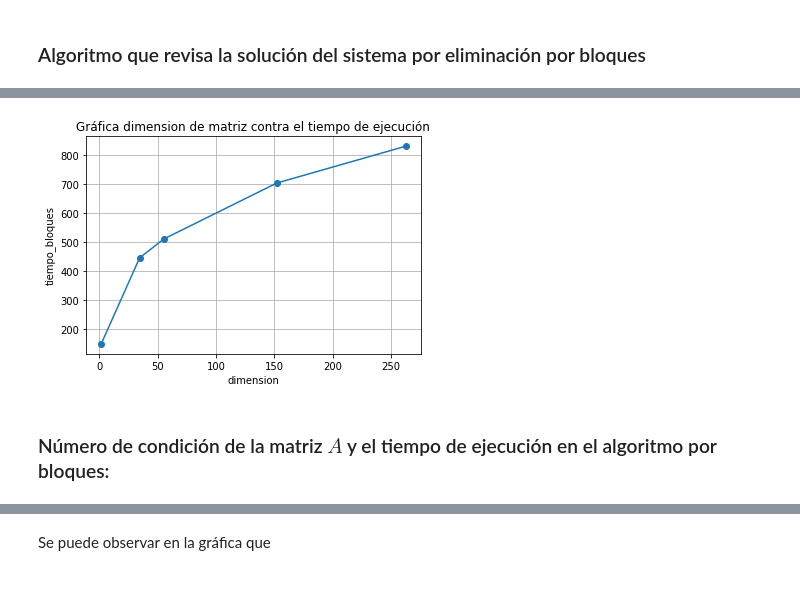
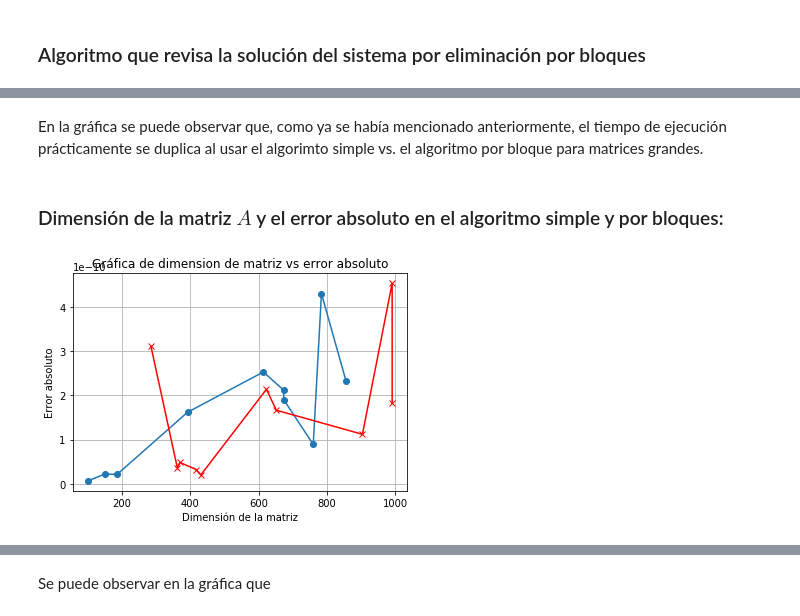
Before and after one commit to mno-2020-gh-classroom/ex-modulo-3-comp-matricial-plu-paola-md, a Jupyter notebook: results/reporte.ipynb, the cells around one changed output, grey strips where cells are left out. Saved outputs shown, nothing was run; the diff lists cells and outputs as text; code cells hidden in the pictures; blank space fills up the shorter version.

Commit message:
reporte: datos computadora, reescalar imagen, graficas

```diff
--- a/results/reporte.ipynb
+++ b/results/reporte.ipynb
@@ -366,0 +362,19 @@ tiempo=bloques['tiempo_bloques']
+# %%
+#Ordenamos los data frames por tamaño de la matriz y exatremos las variables a usar
+rev_x.sort_values(by=['dimension_A'],inplace=True)
+bloques.sort_values(by=['dimension_A'],inplace=True)
+dimension_simple = rev_x['dimension_A']
+tiempo_simple = rev_x['tiempo_x']
+dimension_bloques = bloques['dimension_A']
+tiempo_bloques = bloques['tiempo_bloques']
+# %%
+#Realizando la gráfica
+import matplotlib.pyplot as plt
+simple = plt.plot(dimension_simple,tiempo_simple,'o-', color='blue', label='Factorización simple')
+bloques = plt.plot(dimension_bloques,tiempo_bloques,'x-', color='red', label='Factorización por bloques')
+plt.title('Gráfica de dimension de matriz vs tiempo de ejecución')
+plt.xlabel('Dimensión de la matriz')
+plt.ylabel('Tiempo de ejecución')
+plt.grid()
+plt.show()
+#plt.legend()
@@ -367,12 +383,19 @@ tiempo=bloques['tiempo_bloques']
+# %% [markdown]
+En la gráfica se puede observar que, como ya se había mencionado anteriormente, el tiempo de ejecución prácticamente se duplica al usar el algorimto simple vs. el algoritmo por bloque para matrices grandes.
+# %% [markdown]
+### Dimensión de la matriz $A$ y el error absoluto en el algoritmo simple y por bloques:
+# %%
+#Extraemos las variables a usar para graficar
+errorabs_simple = rev_x['error_absoluto']
+errorabs_bloques = bloques['error_absoluto']
 # %%
 import matplotlib.pyplot as plt
-plt.plot(tiempo,dimension,'o-')
-plt.title('Gráfica dimension de matriz contra el tiempo de ejecución')
-plt.xlabel('dimension')
-plt.ylabel('tiempo_bloques')
+plt.plot(dimension_simple,errorabs_simple,'o-')
+plt.plot(dimension_bloques,errorabs_bloques,'x-', color='red')
+plt.title('Gráfica de dimension de matriz vs error absoluto')
+plt.xlabel('Dimensión de la matriz')
+plt.ylabel('Error absoluto')
 plt.grid()
 plt.show()
 # %% [output]
-[figure, old version]
+[figure, new version]
-# %% [markdown]
-### Número de condición de la matriz $A$ y el tiempo de ejecución en el algoritmo por bloques:
```
Also changed, not shown: parts of 17 cells of this notebook.
